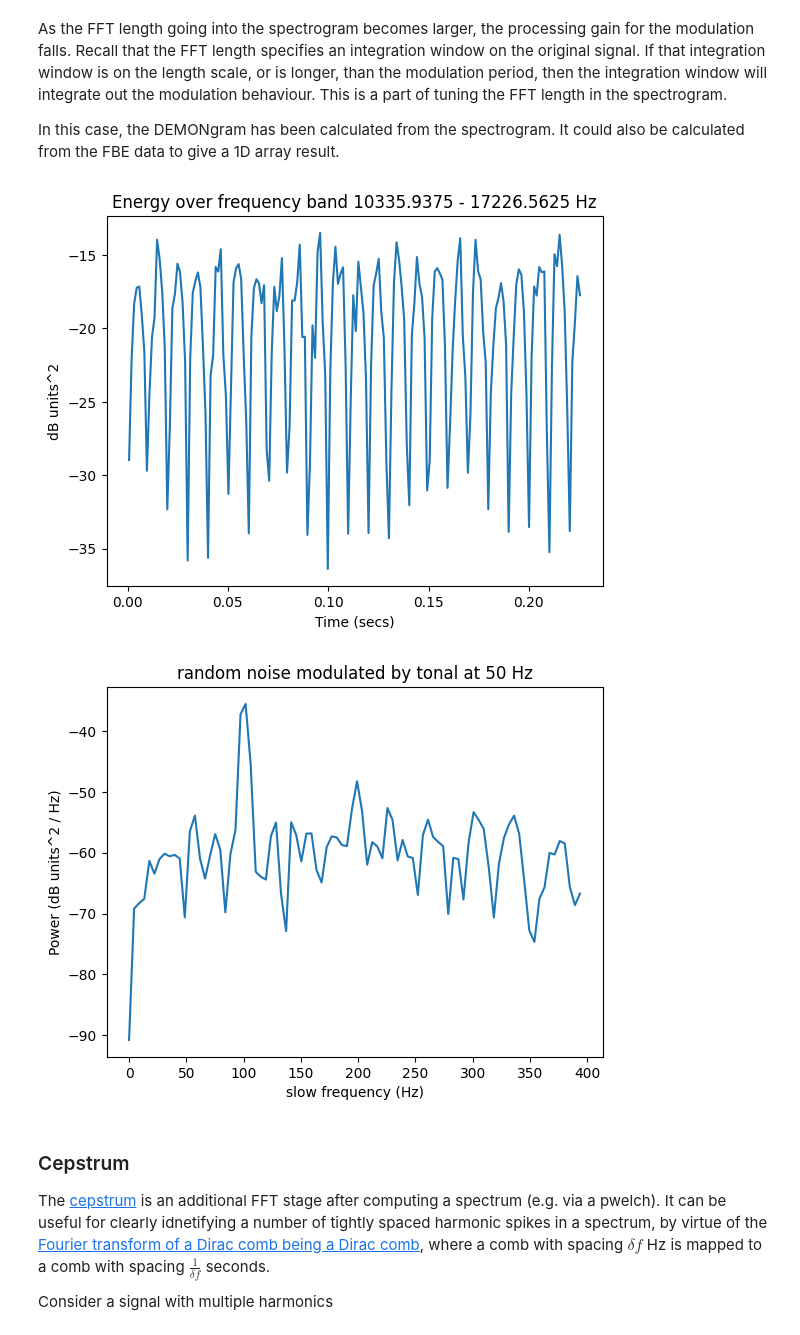
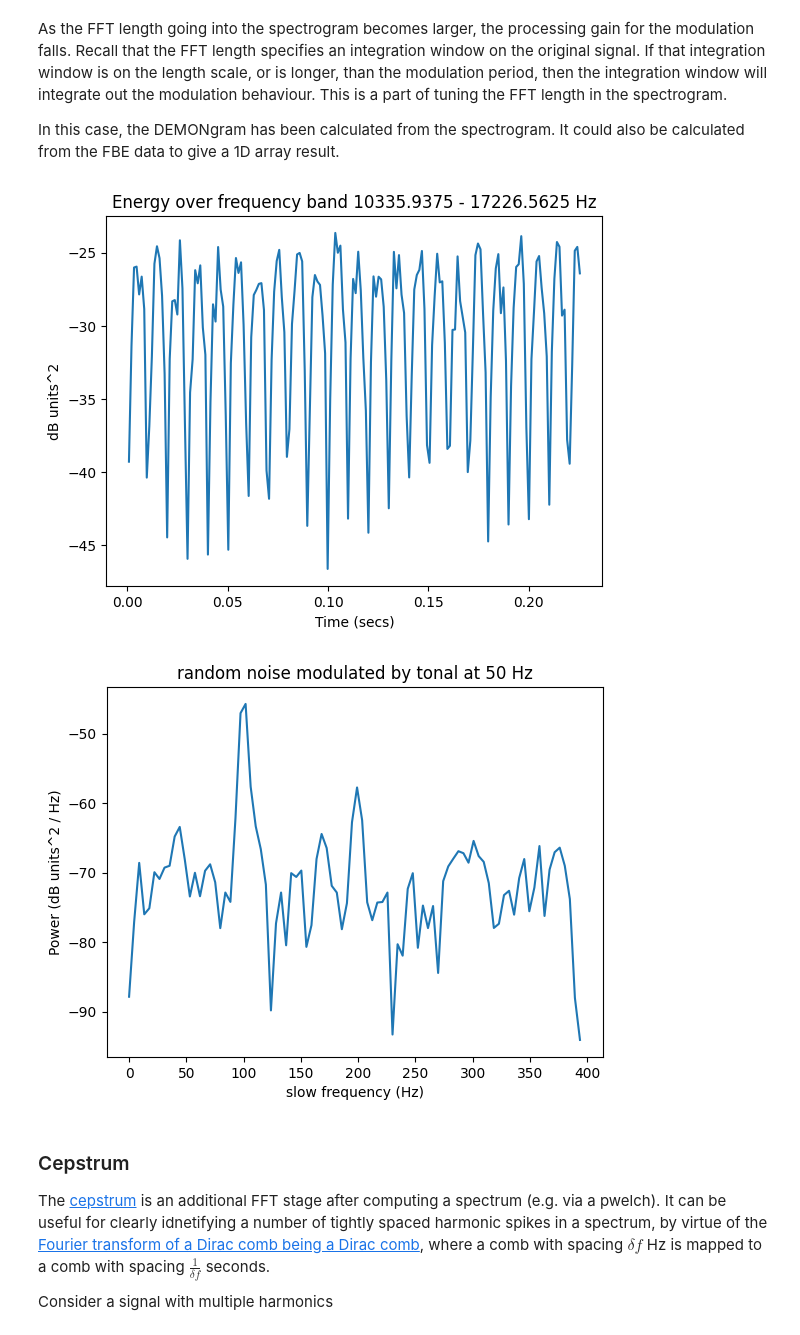
Before and after one commit to nagi49000/general-algorithms, a Jupyter notebook: python/notebooks/signal-processing/some_spectrogram_techniques.ipynb, the cells around one changed output. Cells and saved outputs as stored; diff of their text form; code cells hidden in the pictures.

```diff
--- a/python/notebooks/signal-processing/some_spectrogram_techniques.ipynb
+++ b/python/notebooks/signal-processing/some_spectrogram_techniques.ipynb
@@ -126,16 +126,16 @@ In this case, the DEMONgram has been calculated from the spectrogram. It could a
 # %%
 freqs, times, Sxx = ss.spectrogram(data, fs, nperseg=64, detrend=False, scaling="spectrum")
 freq_bin_low = 15
 freq_bin_hi = 25
-fbe = np.sum(Sxx[freq_bin_low:freq_bin_hi], axis=0)
+fbe = np.mean(Sxx[freq_bin_low:freq_bin_hi], axis=0)
 
 plt.plot(times, 10 * np.log10(fbe))
 plt.xlabel("Time (secs)")
 plt.ylabel("dB units^2")
 plt.title(f"Energy over frequency band {freqs[freq_bin_low]} - {freqs[freq_bin_hi]} Hz")
 plt.show()
 # %% [output]
-[figure, old version]
+[figure, new version]
 # %%
 slow_freqs, Pxx = ss.welch(
     np.sqrt(fbe),  # sqrt so that data has units of amplitude
@@ -151,7 +151,7 @@ plt.ylabel("Power (dB units^2 / Hz)")
 plt.title(f"random noise modulated by tonal at {f_tonal} Hz")
 plt.show()
 # %% [output]
-[figure, old version]
+[figure, new version]
 # %% [markdown]
 ### Cepstrum
 
```
Also changed, not shown: parts of 12 cells of this notebook.
